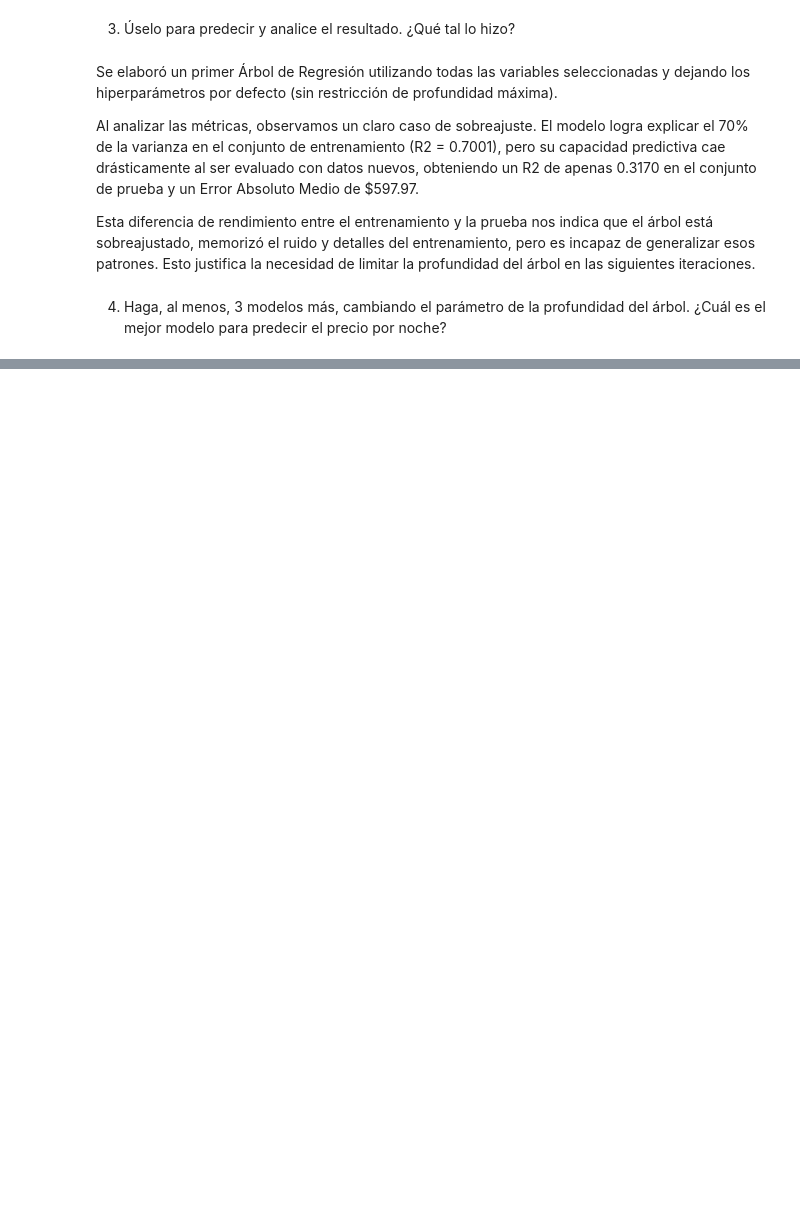
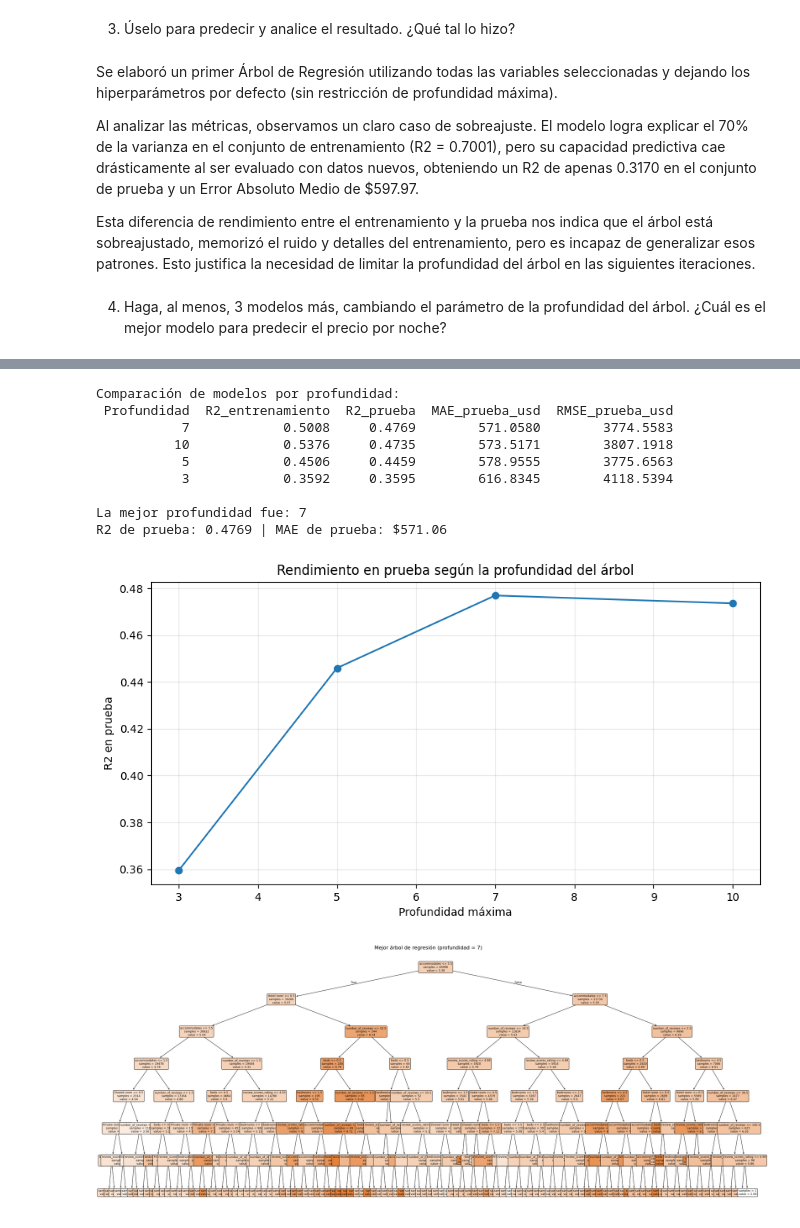
Before and after one commit to yosemm/Laboratorio4_MineriaDatos, a Jupyter notebook: Laboratorio.ipynb, the cells around one changed output, grey strips where cells are left out. Saved outputs shown, nothing was run; the diff lists cells and outputs as text; code cells hidden in the pictures; blank space fills up the shorter version.

```diff
--- a/Laboratorio.ipynb
+++ b/Laboratorio.ipynb
@@ -168,0 +131,75 @@ MAE en Prueba: $578.96
+# %%
+# Evaluación de varios árboles cambiando la profundidad máxima
+
+profundidades = [3, 5, 7, 10]
+resultados_profundidad = []
+modelos_profundidad = {}
+
+for profundidad in profundidades:
+    modelo = DecisionTreeRegressor(max_depth=profundidad, random_state=42)
+    modelo.fit(X_train, y_train)
+
+    y_pred_train = modelo.predict(X_train)
+    y_pred_test = modelo.predict(X_test)
+
+    resultados_profundidad.append({
+        "Profundidad": profundidad,
+        "R2_entrenamiento": r2_score(y_train, y_pred_train),
+        "R2_prueba": r2_score(y_test, y_pred_test),
+        "MAE_prueba_usd": mean_absolute_error(np.exp(y_test), np.exp(y_pred_test)),
+        "RMSE_prueba_usd": np.sqrt(mean_squared_error(np.exp(y_test), np.exp(y_pred_test)))
+    })
+
+    modelos_profundidad[profundidad] = modelo
+
+resultados_profundidad = pd.DataFrame(resultados_profundidad)
+resultados_ordenados = resultados_profundidad.sort_values(
+    by=["R2_prueba", "MAE_prueba_usd"],
+    ascending=[False, True]
+).reset_index(drop=True)
+
+print("Comparación de modelos por profundidad:")
+print(resultados_ordenados.round(4).to_string(index=False))
+
+mejor_profundidad = int(resultados_ordenados.loc[0, "Profundidad"])
+mejor_modelo = modelos_profundidad[mejor_profundidad]
+
+print(f"\nLa mejor profundidad fue: {mejor_profundidad}")
+print(
+    f"R2 de prueba: {resultados_ordenados.loc[0, 'R2_prueba']:.4f} | "
+    f"MAE de prueba: ${resultados_ordenados.loc[0, 'MAE_prueba_usd']:.2f}"
+)
+
+plt.figure(figsize=(10, 5))
+plt.plot(resultados_profundidad["Profundidad"], resultados_profundidad["R2_prueba"], marker="o")
+plt.title("Rendimiento en prueba según la profundidad del árbol")
+plt.xlabel("Profundidad máxima")
+plt.ylabel("R2 en prueba")
+plt.grid(alpha=0.3)
+plt.show()
+
+plt.figure(figsize=(30, 12))
+plot_tree(
+    mejor_modelo,
+    feature_names=X_train.columns,
+    filled=True,
+    rounded=True,
+    fontsize=9,
+    impurity=False,
+    precision=2
+)
+plt.title(f"Mejor árbol de regresión (profundidad = {mejor_profundidad})", fontsize=16)
+plt.tight_layout()
+plt.show()
+# %% [output]
+Comparación de modelos por profundidad:
+ Profundidad  R2_entrenamiento  R2_prueba  MAE_prueba_usd  RMSE_prueba_usd
+           7            0.5008     0.4769        571.0580        3774.5583
+          10            0.5376     0.4735        573.5171        3807.1918
+           5            0.4506     0.4459        578.9555        3775.6563
+           3            0.3592     0.3595        616.8345        4118.5394
+
+La mejor profundidad fue: 7
+R2 de prueba: 0.4769 | MAE de prueba: $571.06
+[figure, added]
+[figure, added]
```
Also changed, not shown: parts of 7 cells of this notebook.
